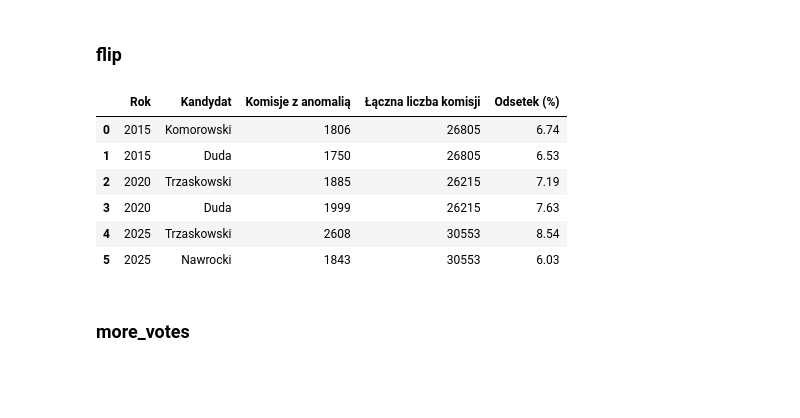
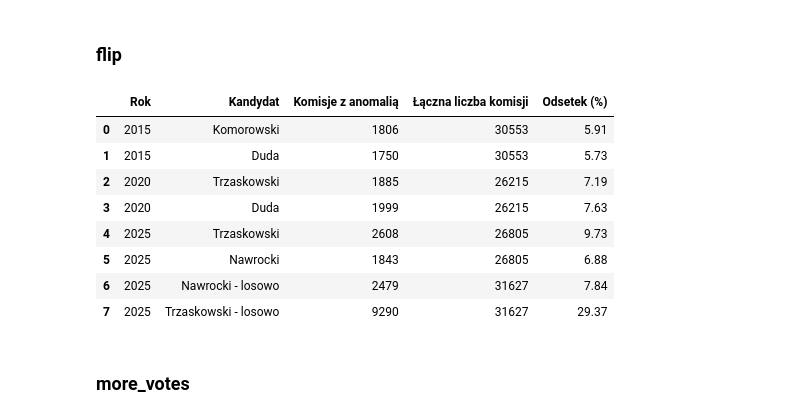
Before and after one commit to ijaniszewski/electoral-anomalies, a Jupyter notebook: analysis/kontek_2025_review/kontek_porownanie.ipynb, the cells around one changed output. Drawn from its saved outputs; the diff is of its cells as text; code cells hidden in the pictures; blank space fills up the shorter version.

```diff
--- a/analysis/kontek_2025_review/kontek_porownanie.ipynb
+++ b/analysis/kontek_2025_review/kontek_porownanie.ipynb
@@ -8,6 +8,7 @@ Chcąc pokazać, że zastosowane metody wydają się niepoprawne, porównajmy wy
 komisje_2025_total = 26805
 komisje_2020_total = 26215
 komisje_2015_total = 30553
+komisje_2025_losowo_total = 31627
 # %%
 import pandas as pd
 
@@ -164,37 +186,45 @@ growth_outlier_df
 # %%
 flip_df = pd.DataFrame([
     {"Rok": 2015, "Kandydat": "Komorowski", "Liczba komisji": 1806},
     {"Rok": 2015, "Kandydat": "Duda",       "Liczba komisji": 1750},
     {"Rok": 2020, "Kandydat": "Trzaskowski","Liczba komisji": 1885},
     {"Rok": 2020, "Kandydat": "Duda",       "Liczba komisji": 1999},
     {"Rok": 2025, "Kandydat": "Trzaskowski","Liczba komisji": 2608},
     {"Rok": 2025, "Kandydat": "Nawrocki",   "Liczba komisji": 1843},
+    {"Rok": 2025, "Kandydat": "Nawrocki - losowo", "Liczba komisji": 2479},
+    {"Rok": 2025, "Kandydat": "Trzaskowski - losowo", "Liczba komisji": 9290},
+
 ])
 
 # Zmiana nazwy kolumny
 flip_df = flip_df.rename(columns={"Liczba komisji": "Komisje z anomalią"})
 
 # Dodanie łącznej liczby komisji
 flip_df["Łączna liczba komisji"] = [
-    komisje_2015_total, komisje_2015_total, komisje_2020_total, komisje_2020_total, komisje_2025_total, komisje_2025_total
+    komisje_2015_total, komisje_2015_total,
+    komisje_2020_total, komisje_2020_total,
+    komisje_2025_total, komisje_2025_total,
+    komisje_2025_losowo_total, komisje_2025_losowo_total
 ]
 
 # Obliczenie odsetka
 flip_df["Odsetek (%)"] = round(
     100 * flip_df["Komisje z anomalią"] / flip_df["Łączna liczba komisji"],
     2
 )
 
 # Sortowanie
 flip_df
 # %% [output]
 |  | Rok | Kandydat | Komisje z anomalią | Łączna liczba komisji | Odsetek (%) |
-| 0 | 2015 | Komorowski | 1806 | 26805 | 6.74 |
-| 1 | 2015 | Duda | 1750 | 26805 | 6.53 |
+| 0 | 2015 | Komorowski | 1806 | 30553 | 5.91 |
+| 1 | 2015 | Duda | 1750 | 30553 | 5.73 |
 | 2 | 2020 | Trzaskowski | 1885 | 26215 | 7.19 |
 | 3 | 2020 | Duda | 1999 | 26215 | 7.63 |
-| 4 | 2025 | Trzaskowski | 2608 | 30553 | 8.54 |
-| 5 | 2025 | Nawrocki | 1843 | 30553 | 6.03 |
+| 4 | 2025 | Trzaskowski | 2608 | 26805 | 9.73 |
+| 5 | 2025 | Nawrocki | 1843 | 26805 | 6.88 |
+| 6 | 2025 | Nawrocki - losowo | 2479 | 31627 | 7.84 |
+| 7 | 2025 | Trzaskowski - losowo | 9290 | 31627 | 29.37 |
 # %% [markdown]
 ### more_votes
 # %%
```
Also changed, not shown: parts of 6 cells of this notebook, 4 other files.
